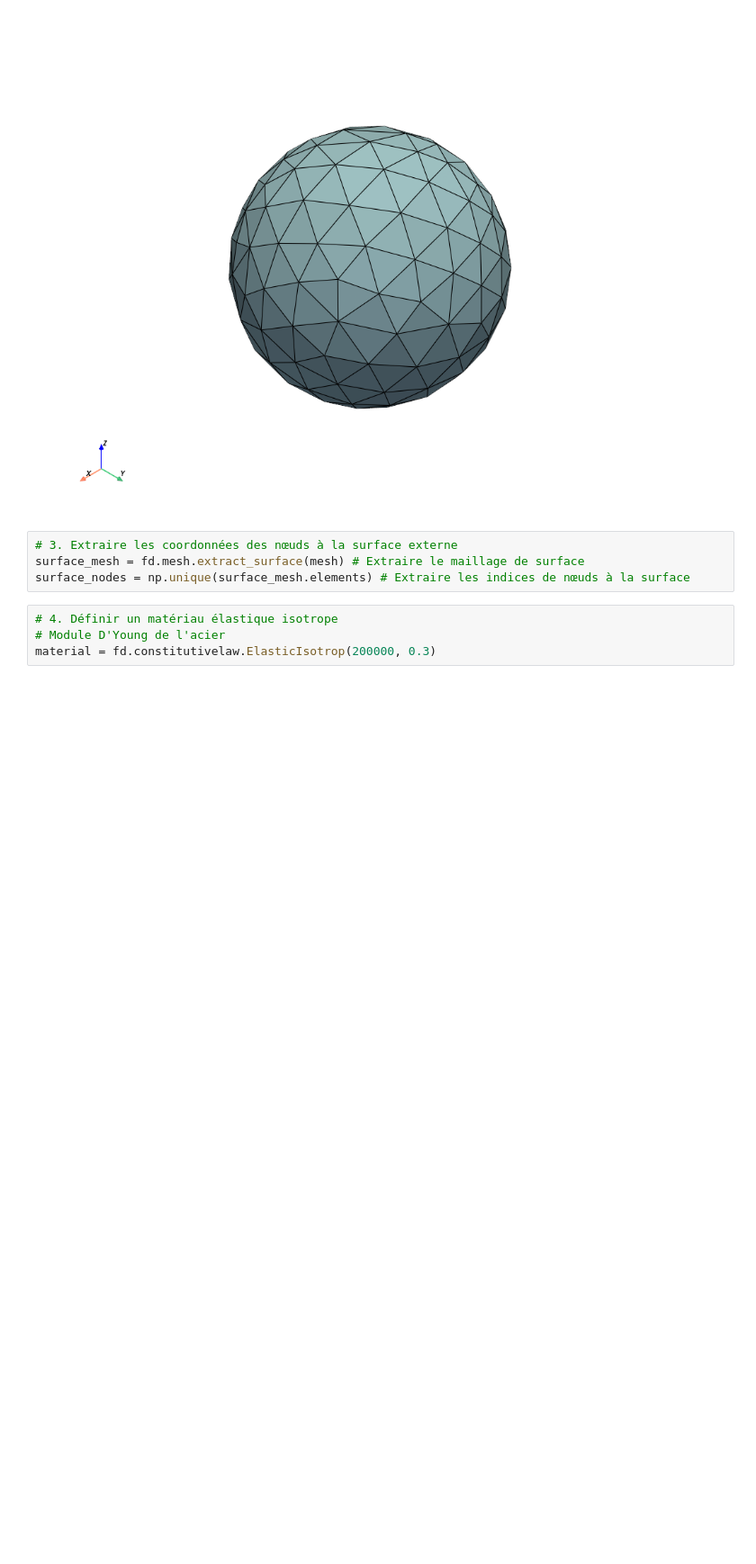
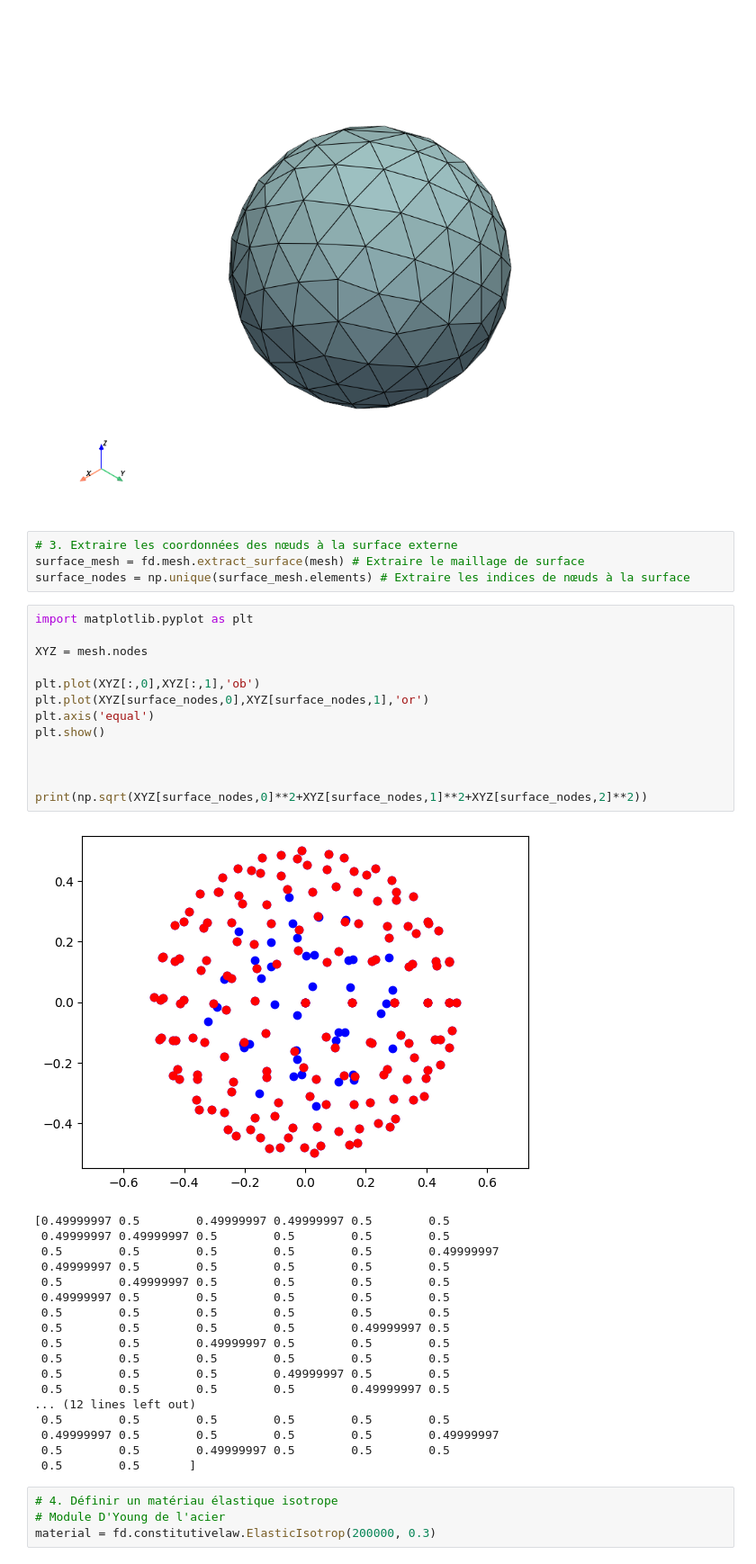
Before and after one commit to Oriane-O/Fedoo-Simulation-exemples, a Jupyter notebook: Fedoo_3Dsphere.ipynb, the cells around one changed output. Shown at 90% size. Drawn from its saved outputs; the diff is of its cells as text; blank space fills up the shorter version.

```diff
--- a/Fedoo_3Dsphere.ipynb
+++ b/Fedoo_3Dsphere.ipynb
@@ -21,6 +22,38 @@ Falling back to a static output.
 # 3. Extraire les coordonnées des nœuds à la surface externe
 surface_mesh = fd.mesh.extract_surface(mesh) # Extraire le maillage de surface
 surface_nodes = np.unique(surface_mesh.elements) # Extraire les indices de nœuds à la surface
+# %%
+import matplotlib.pyplot as plt
+
+XYZ = mesh.nodes
+
+plt.plot(XYZ[:,0],XYZ[:,1],'ob')
+plt.plot(XYZ[surface_nodes,0],XYZ[surface_nodes,1],'or')
+plt.axis('equal')
+plt.show()
+
+
+
+print(np.sqrt(XYZ[surface_nodes,0]**2+XYZ[surface_nodes,1]**2+XYZ[surface_nodes,2]**2))
+# %% [output]
+[figure, added]
+[0.49999997 0.5        0.49999997 0.49999997 0.5        0.5
+ 0.49999997 0.49999997 0.5        0.5        0.5        0.5
+ 0.5        0.5        0.5        0.5        0.5        0.49999997
+ 0.49999997 0.5        0.5        0.5        0.5        0.5
+ 0.5        0.49999997 0.5        0.5        0.5        0.5
+ 0.49999997 0.5        0.5        0.5        0.5        0.5
+ 0.5        0.5        0.5        0.5        0.5        0.5
+ 0.5        0.5        0.5        0.5        0.49999997 0.5
+ 0.5        0.5        0.49999997 0.5        0.5        0.5
+ 0.5        0.5        0.5        0.5        0.5        0.5
+ 0.5        0.5        0.5        0.49999997 0.5        0.5
+ 0.5        0.5        0.5        0.5        0.49999997 0.5
+... (12 lines left out)
+ 0.5        0.5        0.5        0.5        0.5        0.5
+ 0.49999997 0.5        0.5        0.5        0.5        0.49999997
+ 0.5        0.5        0.49999997 0.5        0.5        0.5
+ 0.5        0.5       ]
 # %%
 # 4. Définir un matériau élastique isotrope
 # Module D'Young de l'acier
```
Also changed, not shown: parts of 6 cells of this notebook, 1 other file.
